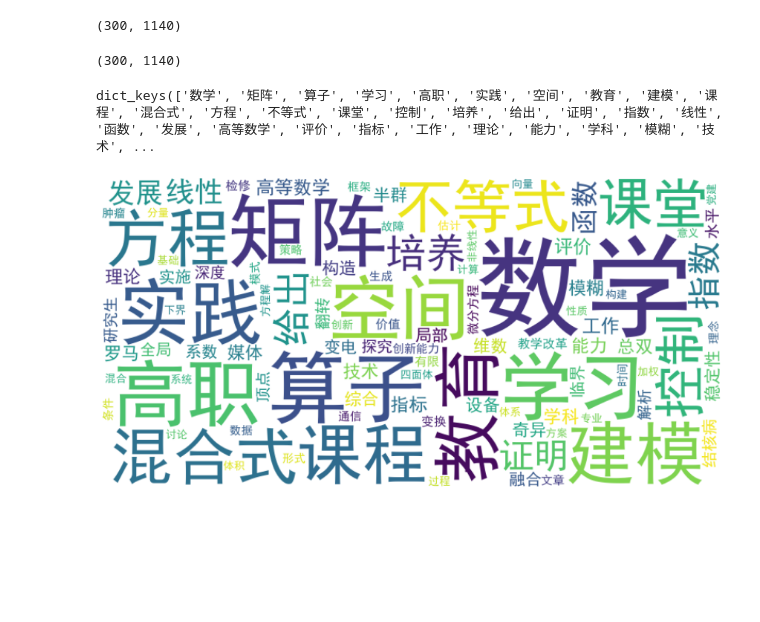
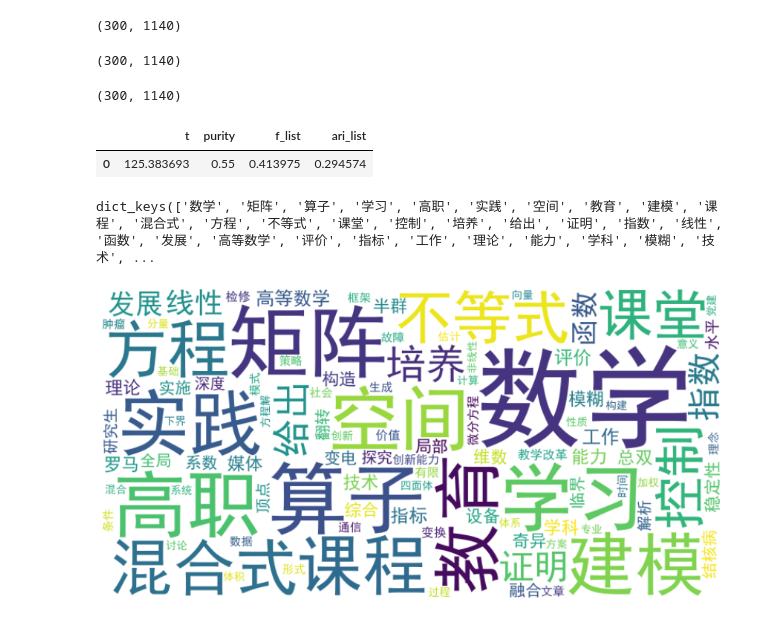
Before and after one commit to zero000000000000000/SVD_Application, a Jupyter notebook: ISA/prerocess_docs.ipynb, the cells around one changed output. Drawn from its saved outputs; the diff is of its cells as text; code cells hidden in the pictures; blank space fills up the shorter version.

```diff
--- a/ISA/prerocess_docs.ipynb
+++ b/ISA/prerocess_docs.ipynb
@@ -117,3 +309,17 @@ tfidf_vec.shape
+# %%
+tfidf_vec.shape
+# %% [output]
+(300, 1140)
+# %%
+new_df = pd.DataFrame({
+                        't':kmeans_t,
+                        'purity':purity,
+                        'f_list':fl,
+                        'ari_list':aril})
+new_df
+# %% [output]
+|  | t | purity | f_list | ari_list |
+| 0 | 125.383693 | 0.55 | 0.413975 | 0.294574 |
 # %%
 from collections import Counter
 from wordcloud import WordCloud
```
Also changed, not shown: parts of 2 cells of this notebook, 52 other files.
